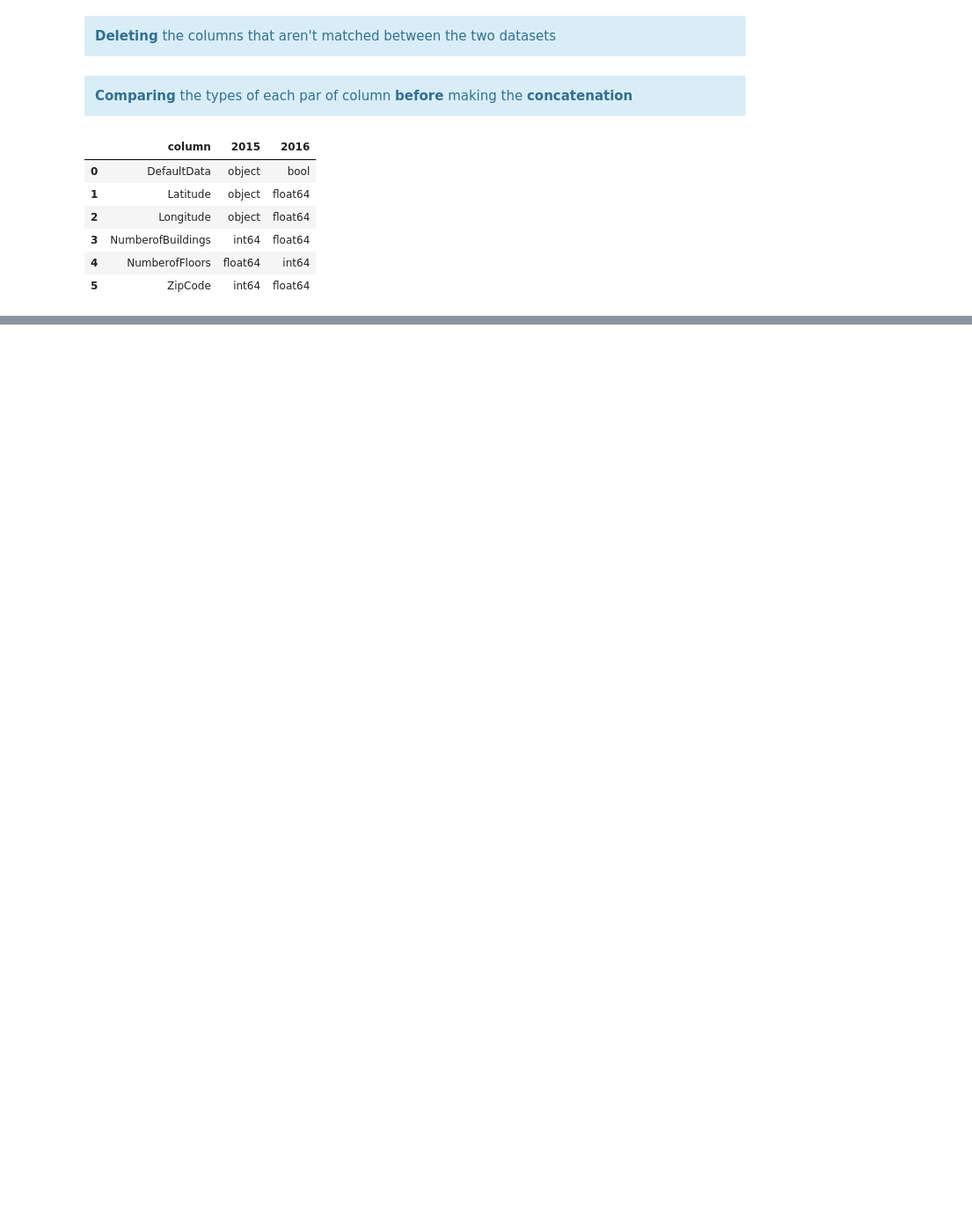
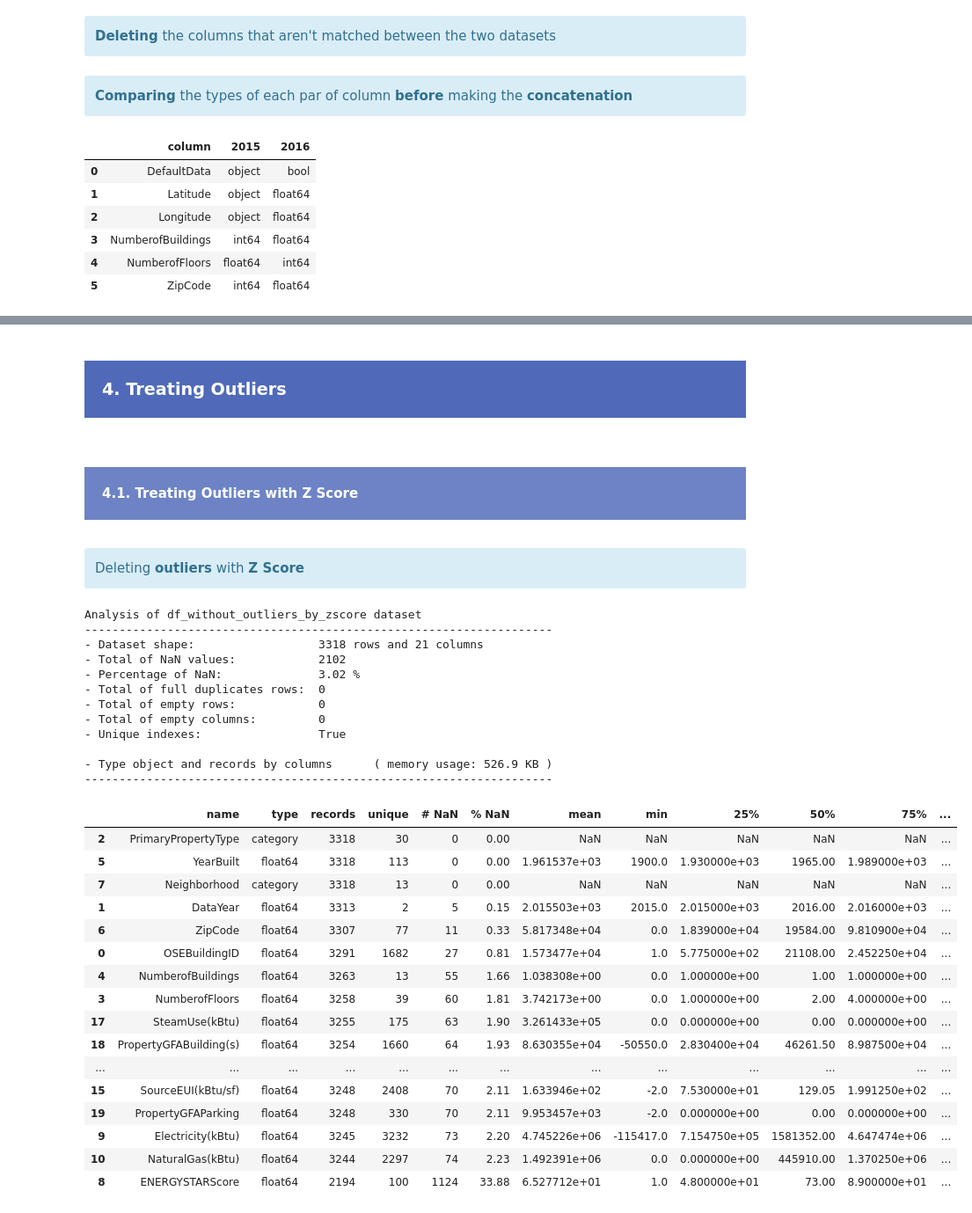
Before and after one commit to samirhinojosa/OC-P4-consumption-needs-of-buildings, a Jupyter notebook: cleaning_notebook.ipynb, the cells around one changed output, grey strips where cells are left out. Shown: that part at 88% size. Drawn from its saved outputs; the diff is of its cells as text; code cells hidden in the pictures; blank space fills up the shorter version.

```diff
--- a/cleaning_notebook.ipynb
+++ b/cleaning_notebook.ipynb
@@ -340,0 +665,61 @@ df_types_different
+# %% [markdown]
+<div style="background-color: #506AB9;" >
+    <h3 style="margin: auto; padding: 20px; color:#fff; ">4. Treating Outliers</h3>
+</div>
+# %% [markdown]
+<div style="background-color: #6D83C5;" >
+    <h4 style="margin: auto; padding: 20px; color:#fff; ">4.1. Treating Outliers with Z Score</h4>
+</div>
+# %% [markdown]
+<div class="alert alert-block alert-info">
+    Deleting <b>outliers</b> with <b>Z Score</b>
+</div>
+# %%
+df_without_outliers_by_zscore = pd.DataFrame()
+
+for property_type in df_to_work["PrimaryPropertyType"].unique():
+
+    # for each property type, we are going to define the max and min threshold to replace outliers
+    df_temp_outliers = df_to_work[df_to_work["PrimaryPropertyType"] == property_type].copy()
+
+    for col in set(df_temp_outliers._get_numeric_data()):
+
+        # Defining the Z Score
+        df_temp_outliers[col + "_zscore"] = (df_temp_outliers[col] - df_temp_outliers[col].mean()) / df_temp_outliers[col].std()
+        df_temp_outliers.loc[(df_temp_outliers[col + "_zscore"] > 3) | (df_temp_outliers[col + "_zscore"] < -3), col] = np.nan
+
+        del df_temp_outliers[col + "_zscore"]
+
+    df_without_outliers_by_zscore = pd.concat([df_without_outliers_by_zscore, df_temp_outliers])
+# %%
+df_analysis(df_without_outliers_by_zscore, "df_without_outliers_by_zscore", type_analysis="complete")
+# %% [output]
+Analysis of df_without_outliers_by_zscore dataset
+--------------------------------------------------------------------
+- Dataset shape:                  3318 rows and 21 columns
+- Total of NaN values:            2102
+- Percentage of NaN:              3.02 %
+- Total of full duplicates rows:  0
+- Total of empty rows:            0
+- Total of empty columns:         0
+- Unique indexes:                 True
+
+- Type object and records by columns      ( memory usage: 526.9 KB )
+--------------------------------------------------------------------
+|  | name | type | records | unique | # NaN | % NaN | mean | min | 25% | 50% | 75% | ... |
+| 2 | PrimaryPropertyType | category | 3318 | 30 | 0 | 0.00 | NaN | NaN | NaN | NaN | NaN | ... |
+| 5 | YearBuilt | float64 | 3318 | 113 | 0 | 0.00 | 1.961537e+03 | 1900.0 | 1.930000e+03 | 1965.00 | 1.989000e+03 | ... |
+| 7 | Neighborhood | category | 3318 | 13 | 0 | 0.00 | NaN | NaN | NaN | NaN | NaN | ... |
+| 1 | DataYear | float64 | 3313 | 2 | 5 | 0.15 | 2.015503e+03 | 2015.0 | 2.015000e+03 | 2016.00 | 2.016000e+03 | ... |
+| 6 | ZipCode | float64 | 3307 | 77 | 11 | 0.33 | 5.817348e+04 | 0.0 | 1.839000e+04 | 19584.00 | 9.810900e+04 | ... |
+| 0 | OSEBuildingID | float64 | 3291 | 1682 | 27 | 0.81 | 1.573477e+04 | 1.0 | 5.775000e+02 | 21108.00 | 2.452250e+04 | ... |
+| 4 | NumberofBuildings | float64 | 3263 | 13 | 55 | 1.66 | 1.038308e+00 | 0.0 | 1.000000e+00 | 1.00 | 1.000000e+00 | ... |
+| 3 | NumberofFloors | float64 | 3258 | 39 | 60 | 1.81 | 3.742173e+00 | 0.0 | 1.000000e+00 | 2.00 | 4.000000e+00 | ... |
+| 17 | SteamUse(kBtu) | float64 | 3255 | 175 | 63 | 1.90 | 3.261433e+05 | 0.0 | 0.000000e+00 | 0.00 | 0.000000e+00 | ... |
+| 18 | PropertyGFABuilding(s) | float64 | 3254 | 1660 | 64 | 1.93 | 8.630355e+04 | -50550.0 | 2.830400e+04 | 46261.50 | 8.987500e+04 | ... |
+| ... | ... | ... | ... | ... | ... | ... | ... | ... | ... | ... | ... | ... |
+| 15 | SourceEUI(kBtu/sf) | float64 | 3248 | 2408 | 70 | 2.11 | 1.633946e+02 | -2.0 | 7.530000e+01 | 129.05 | 1.991250e+02 | ... |
+| 19 | PropertyGFAParking | float64 | 3248 | 330 | 70 | 2.11 | 9.953457e+03 | -2.0 | 0.000000e+00 | 0.00 | 0.000000e+00 | ... |
+| 9 | Electricity(kBtu) | float64 | 3245 | 3232 | 73 | 2.20 | 4.745226e+06 | -115417.0 | 7.154750e+05 | 1581352.00 | 4.647474e+06 | ... |
+| 10 | NaturalGas(kBtu) | float64 | 3244 | 2297 | 74 | 2.23 | 1.492391e+06 | 0.0 | 0.000000e+00 | 445910.00 | 1.370250e+06 | ... |
+| 8 | ENERGYSTARScore | float64 | 2194 | 100 | 1124 | 33.88 | 6.527712e+01 | 1.0 | 4.800000e+01 | 73.00 | 8.900000e+01 | ... |
```
Also changed, not shown: parts of 40 cells of this notebook, 1 other file.
